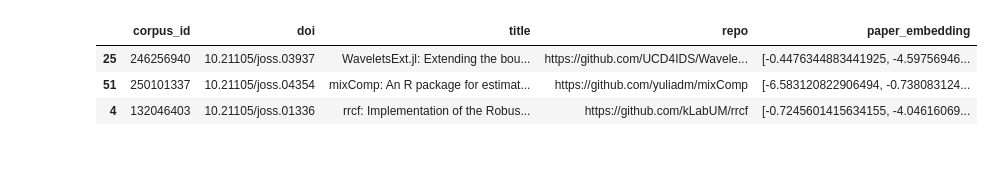
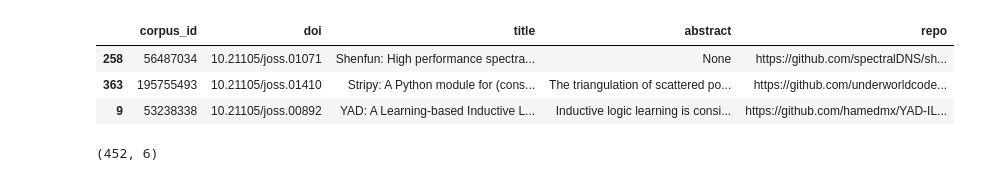
Before and after one commit to evamaxfield/rs-graph, a Jupyter notebook: repo-paper-em-classifier.ipynb, the cells around one changed output. Saved outputs shown, nothing was run; the diff lists cells and outputs as text; code cells hidden in the pictures.

```diff
--- a/repo-paper-em-classifier.ipynb
+++ b/repo-paper-em-classifier.ipynb
@@ -1,31 +1,29 @@
 # %%
 from rs_graph.data import (
     load_extended_paper_details_dataset,
     load_basic_repos_dataset,
 )
 import numpy as np
 
 np.random.seed(42)
 
 repos = load_basic_repos_dataset()
-papers = load_extended_paper_details_dataset().dropna(subset=["embedding"]).sample(100)
+papers = load_extended_paper_details_dataset().sample(500)
 
 # Get repo name from repos dataset and merge with papers on doi
 papers = papers.merge(repos[["repo", "doi"]], on="doi")
 
 # Format into ready for training
 papers = papers.drop(columns=["url", "authors", "citation_count"])
-papers["paper_embedding"] = papers["embedding"].apply(lambda x: np.array(x["vector"]))
-papers = papers.drop(columns=["embedding"])
 
 # Drop duplicates
 papers = papers.drop_duplicates(subset=["doi"])
 papers.sample(3)
 # %% [output]
-|  | corpus_id | doi | title | repo | paper_embedding |
-| 25 | 246256940 | 10.21105/joss.03937 | WaveletsExt.jl: Extending the bou... | https://github.com/UCD4IDS/Wavele... | [-0.4476344883441925, -4.59756946... |
-| 51 | 250101337 | 10.21105/joss.04354 | mixComp: An R package for estimat... | https://github.com/yuliadm/mixComp | [-6.583120822906494, -0.738083124... |
-| 4 | 132046403 | 10.21105/joss.01336 | rrcf: Implementation of the Robus... | https://github.com/kLabUM/rrcf | [-0.7245601415634155, -4.04616069... |
+|  | corpus_id | doi | title | abstract | repo |
+| 258 | 56487034 | 10.21105/joss.01071 | Shenfun: High performance spectra... | None | https://github.com/spectralDNS/sh... |
+| 363 | 195755493 | 10.21105/joss.01410 | Stripy: A Python module for (cons... | The triangulation of scattered po... | https://github.com/underworldcode... |
+| 9 | 53238338 | 10.21105/joss.00892 | YAD: A Learning-based Inductive L... | Inductive logic learning is consi... | https://github.com/hamedmx/YAD-IL... |
 # %%
 # for each repo, get the reademe (if it exists) and the description.
 from dotenv import load_dotenv
@@ -56,7 +54,7 @@ import time
 readmes = []
 for repo in tqdm(papers["repo"], total=len(papers)):
     readmes.append(get_repo_readme(repo))
-    time.sleep(0.75)
+    time.sleep(0.85)
 
 # Attach to papers
 papers["readme"] = readmes
@@ -64,6 +62,8 @@ papers["readme"] = readmes
 # Drop nulls
 papers = papers.dropna(subset=["readme"])
 papers.shape
+# %% [output]
+(452, 6)
 # %%
 # Get the embeddings for each README
 from sentence_transformers import SentenceTransformer
```
Also changed, not shown: parts of 8 cells of this notebook, 2 other files.
